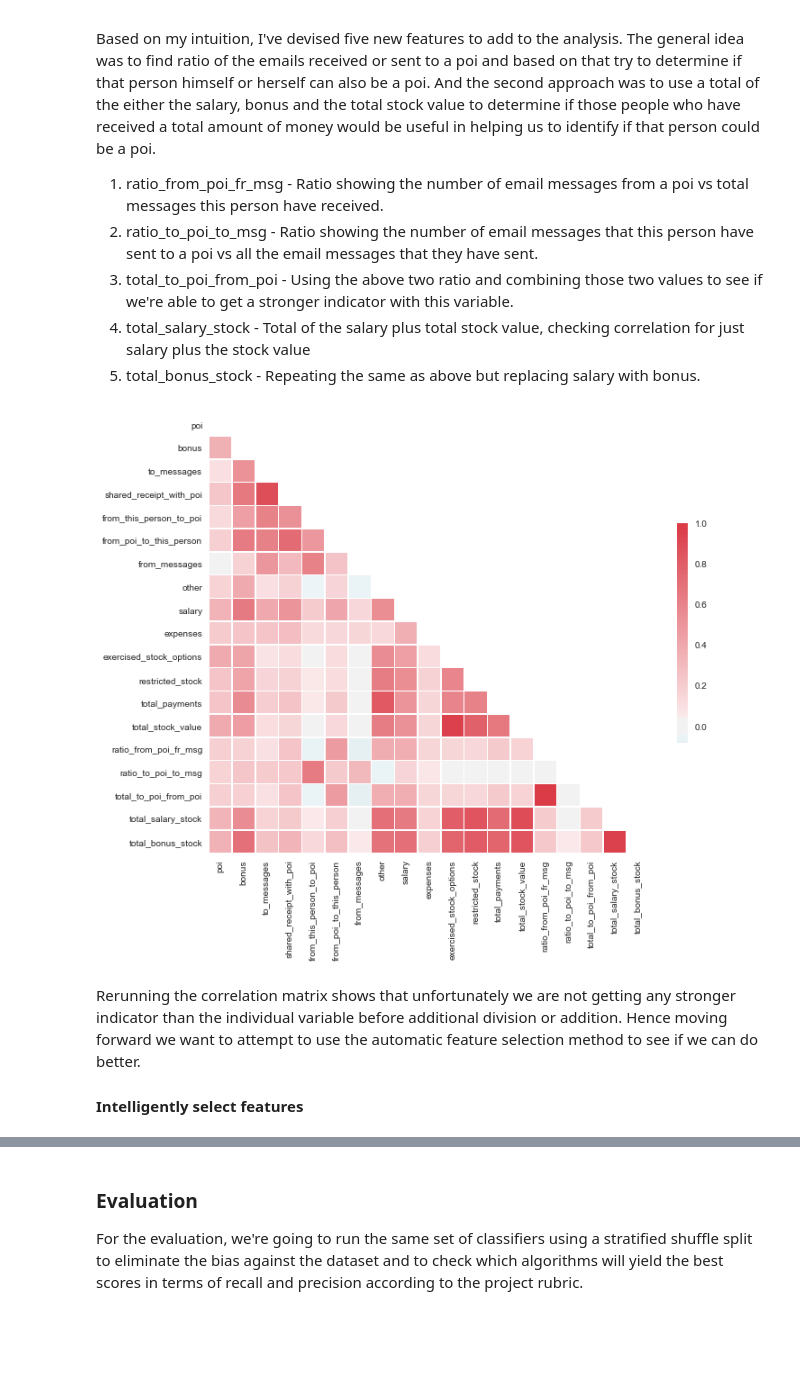
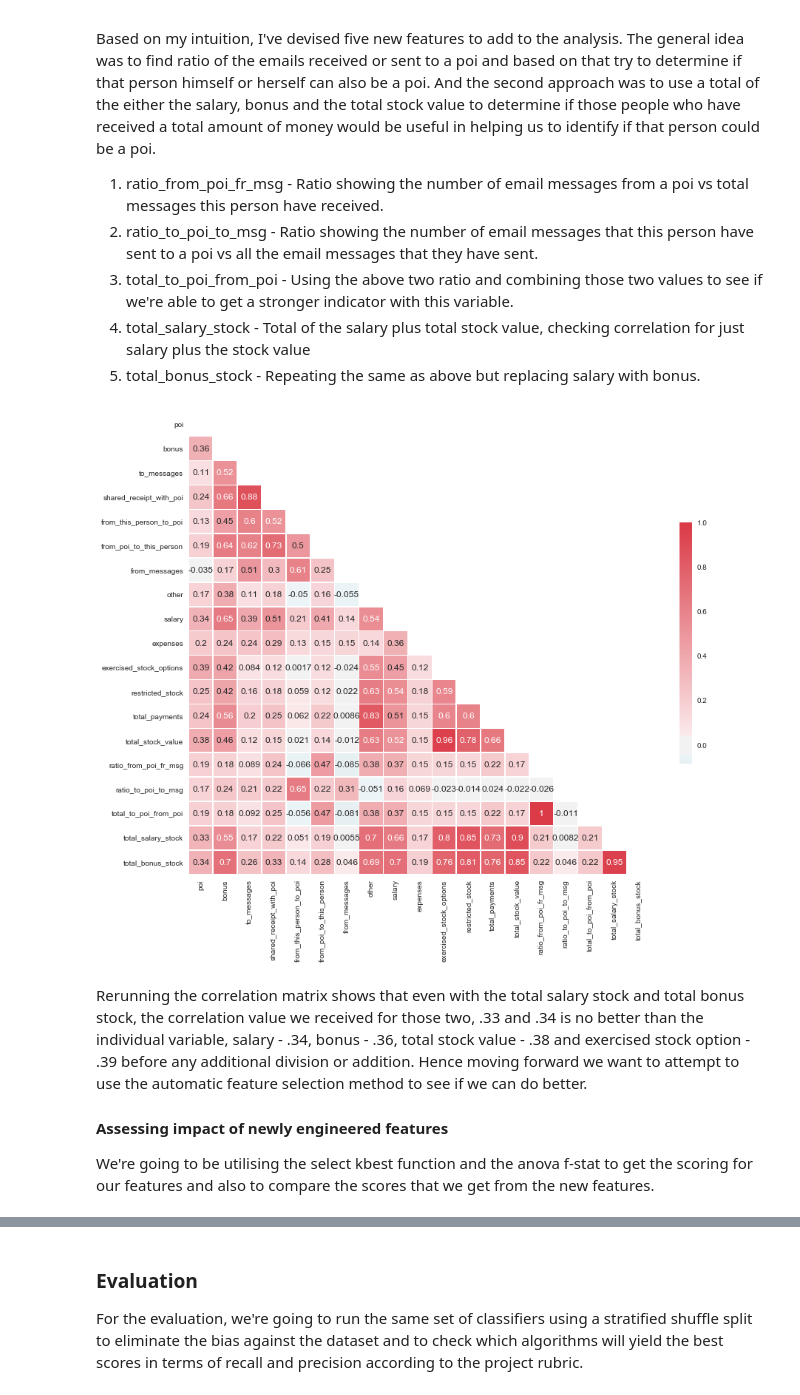
Before and after one commit to steve7an/UDDataAnalyst, a Jupyter notebook: IntroToMachineLearning/final_project.ipynb, the cells around one changed output, grey strips where cells are left out. Cells and saved outputs as stored; diff of their text form; code cells hidden in the pictures; blank space fills up the shorter version.

```diff
--- a/IntroToMachineLearning/final_project.ipynb
+++ b/IntroToMachineLearning/final_project.ipynb
@@ -130,14 +137,17 @@ Based on my intuition, I've devised five new features to add to the analysis. Th
 1. total_to_poi_from_poi - Using the above two ratio and combining those two values to see if we're able to get a stronger indicator with this variable.
 1. total_salary_stock - Total of the salary plus total stock value, checking correlation for just salary plus the stock value
 1. total_bonus_stock - Repeating the same as above but replacing salary with bonus.
-# %%
-clean_data_dict, features_list = create_new_features(clean_data_dict, features_list)
-data = featureFormat(clean_data_dict, features_list)
-plotCorrMatrix(data, features_list)
-# %% [output]
-[figure, removed]
+# %%
+# make a deep copy for the feature list so that it doesn't get overwritten
+new_feature_list = copy.deepcopy(features_list)
+clean_data_dict, new_features_list = create_new_features(clean_data_dict, new_feature_list)
+data = featureFormat(clean_data_dict, new_features_list)
+plotCorrMatrix(data, new_features_list)
+# %% [output]
+[figure, added]
 # %% [markdown]
-Rerunning the correlation matrix shows that unfortunately we are not getting any stronger indicator than the individual variable before additional division or addition. Hence moving forward we want to attempt to use the automatic feature selection method to see if we can do better.
+Rerunning the correlation matrix shows that even with the total salary stock and total bonus stock, the correlation value we received for those two, .33 and .34 is no better than the individual variable, salary - .34, bonus - .36, total stock value - .38 and exercised stock option - .39 before any additional division or addition. Hence moving forward we want to attempt to use the automatic feature selection method to see if we can do better.
 
-#### Intelligently select features
+#### Assessing impact of newly engineered features
+We're going to be utilising the select kbest function and the anova f-stat to get the scoring for our features and also to compare the scores that we get from the new features.
 # %%
```
Also changed, not shown: parts of 40 cells of this notebook, 4 other files.
